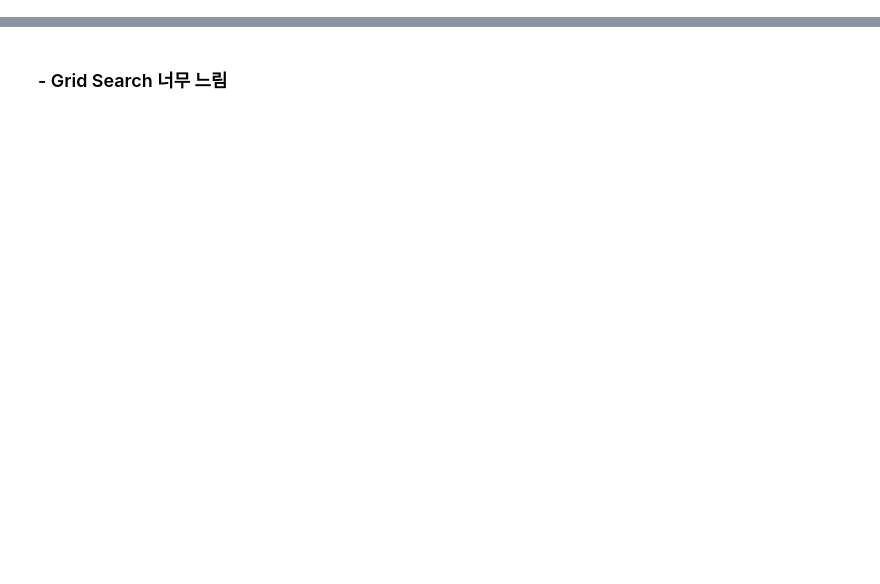
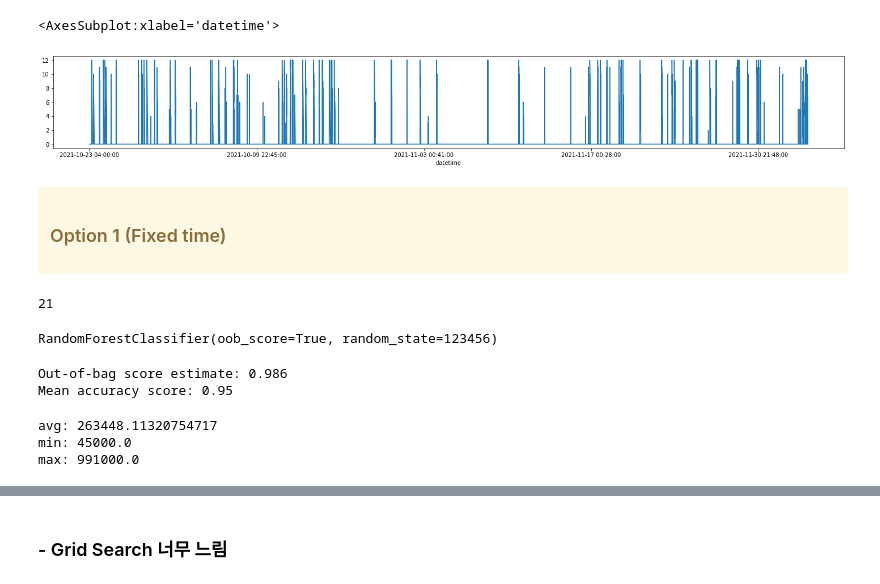
Before and after one commit to iamhyeonje/investing, a Jupyter notebook: coin.ipynb, the cells around one changed output, grey strips where cells are left out. Drawn from its saved outputs; the diff is of its cells as text; code cells hidden in the pictures; blank space fills up the shorter version.

```diff
--- a/coin.ipynb
+++ b/coin.ipynb
@@ -185,0 +205,14 @@ max: nan
+# %%
+# Option3 - Multi Classification
+y3 = df[["close"]].copy()
+
+class_unit = 10 #minutes
+for t in range(class_unit, max_window + class_unit, class_unit):
+    y3["close_t+{}".format(t)] = y3["close"].shift(-t)
+    y3["earn+{}".format(t)] = ((y3["close_t+{}".format(t)] / y3["close"] - 1) > target_th).astype(int)
+
+selected_columns = ["earn+{}".format(t) for t in range(class_unit, max_window+class_unit, class_unit)]
+target = y3[selected_columns].values.argmax(axis=1) + 1
+target[y3[selected_columns].values.sum(axis=1) == 0] = 0
+y3["target"] = target
+y3.dropna(inplace=True)
@@ -185,0 +238,9 @@ max: nan
+# %%
+data3["target"].plot(figsize=(25, 3))
+# %% [output]
+<AxesSubplot:xlabel='datetime'>
+[figure, added]
+# %% [markdown]
+<div class="alert alert-warning">
+    <h3>Option 1 (Fixed time)</h3>
+</div>
@@ -185,0 +251,4 @@ max: nan
+# %%
+len(X_test.columns)
+# %% [output]
+21
@@ -185,0 +263,24 @@ max: nan
+# %%
+rf1 = RandomForestClassifier(n_estimators=100, oob_score=True, random_state=123456)
+rf1.fit(X_train, y_train)
+# %% [output]
+RandomForestClassifier(oob_score=True, random_state=123456)
+# %%
+
+predicted = rf1.predict(X_test)
+accuracy = accuracy_score(y_test, predicted)
+
+print(f'Out-of-bag score estimate: {rf1.oob_score_:.3}')
+print(f'Mean accuracy score: {accuracy:.3}')
+# %% [output]
+Out-of-bag score estimate: 0.986
+Mean accuracy score: 0.95
+# %%
+loss1 = df.loc[y_test[(y_test!=predicted) & (predicted==1)].index]
+print('avg: {}'.format((loss1['close_t+120'] - loss1['close']).mean()))
+print('min: {}'.format((loss1['close_t+120'] - loss1['close']).min()))
+print('max: {}'.format((loss1['close_t+120'] - loss1['close']).max()))
+# %% [output]
+avg: 263448.11320754717
+min: 45000.0
+max: 991000.0
```
Also changed, not shown: parts of 49 cells of this notebook.
